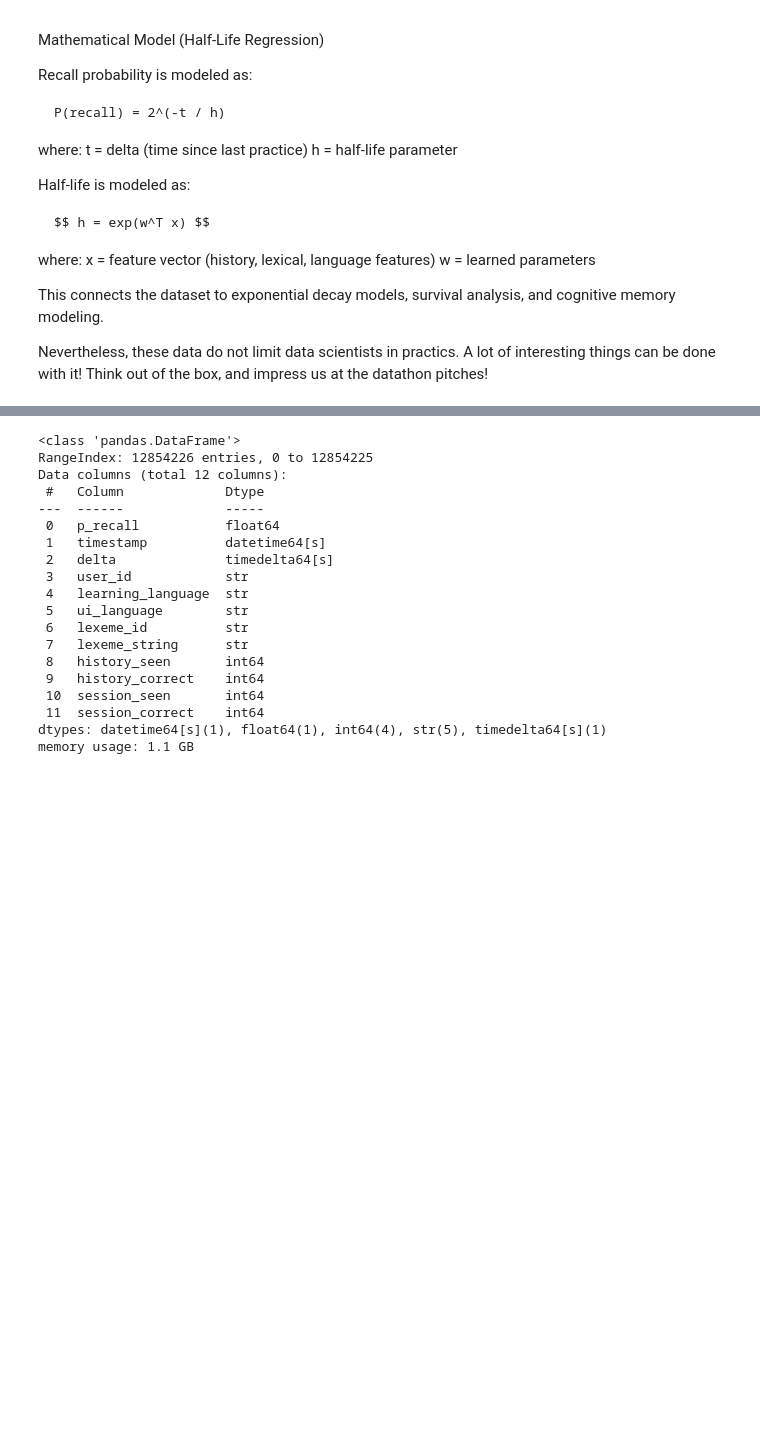
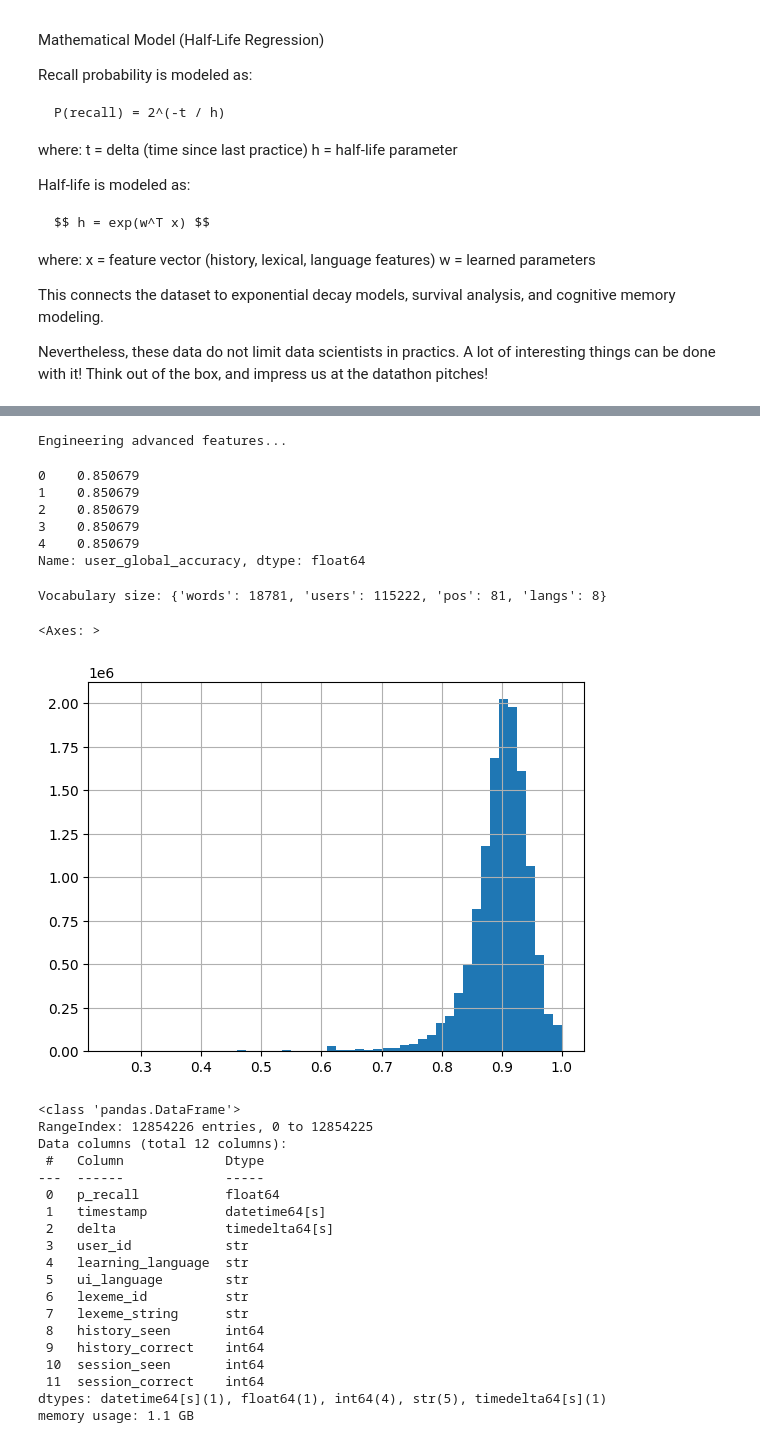
Before and after one commit to juanma6610/KUL-Hackaton2026, a Jupyter notebook: edaSRD.ipynb, the cells around one changed output, grey strips where cells are left out. Cells and saved outputs as stored; diff of their text form; code cells hidden in the pictures; blank space fills up the shorter version.

```diff
--- a/edaSRD.ipynb
+++ b/edaSRD.ipynb
@@ -135,3 +112,74 @@ NameError: name 'df' is not defined
+# %%
+def engineer_features(df):
+    print("Engineering advanced features...")
+    # 1. Morphological Features
+    df['pos_tag'] = df['lexeme_string'].str.extract(r'<([^>]+)>').fillna('unknown')
+
+    # 2. Language Pair
+    df['lang_pair'] = df['ui_language'] + "->" + df['learning_language']
+
+    # 3. Time Non-Linearity Human memomry decay is non-linear it follows a logarithmic decay pattern. We can capture this by applying a log transformation to the time delta.
+    df['t_days'] = df['delta'] / (60 * 60 * 24)
+    df['log_delta'] = np.log1p(df['t_days'])
+
+    # 4. Historical Accuracy (Word-specific)
+    df['historical_accuracy'] = np.where(
+        df['history_seen'] > 0,
+        df['history_correct'] / df['history_seen'],
+        0.0
+    )
+
+    # 5. Global User Accuracy
+    user_acc = df.groupby('user_id').apply(
+        lambda x: x['history_correct'].sum() / (x['history_seen'].sum() + 1e-5)
+    ).reset_index(name='user_global_accuracy')
+    df = df.merge(user_acc, on='user_id', how='left')
+
+    # 6. Transform original counts
+    df['right_transformed'] = np.sqrt(1 + df['history_correct'])
+    df['wrong_transformed'] = np.sqrt(1 + (df['history_seen'] - df['history_correct']))
+
+    # 7. Convert Categories to Integers for Embeddings
+    word_codes, uniques_words = pd.factorize(df['lexeme_string'])
+    df['word_id'] = word_codes
+    df['user_idx'] = pd.factorize(df['user_id'])[0]
+    df['pos_id'] = pd.factorize(df['pos_tag'])[0]
+    df['lang_id'] = pd.factorize(df['lang_pair'])[0]
+
+    # 8. Targets
+    df['p_recall'] = np.clip(df['p_recall'], 0.0001, 0.9999)
+    df['true_h'] = np.clip(-df['t_days'] / np.log2(df['p_recall']), 0.0104, 274.0)
+
+    vocab_sizes = {
+        'words': df['word_id'].nunique(),
+        'users': df['user_idx'].nunique(),
+        'pos': df['pos_id'].nunique(),
+        'langs': df['lang_id'].nunique()
+    }
+
+    return df, vocab_sizes, uniques_words
+
+df, vocab_size, unique_words=engineer_features(df)
+df["timestamp"] = pd.to_datetime(df["timestamp"],unit='s')
+df["delta"] = pd.to_timedelta(df["delta"], unit='s')
+# %% [output]
+Engineering advanced features...
+# %%
+df["user_global_accuracy"].head()
+# %% [output]
+0    0.850679
+1    0.850679
+2    0.850679
+3    0.850679
+4    0.850679
+Name: user_global_accuracy, dtype: float64
+# %%
+print("Vocabulary size:", vocab_size)
+df["user_global_accuracy"].hist(bins=50)
+# %% [output]
+Vocabulary size: {'words': 18781, 'users': 115222, 'pos': 81, 'langs': 8}
+<Axes: >
+[figure, added]
 # %%
 # Quick info and basic statistics
 df.info()
```
Also changed, not shown: parts of 4 cells of this notebook, 12 other files.
